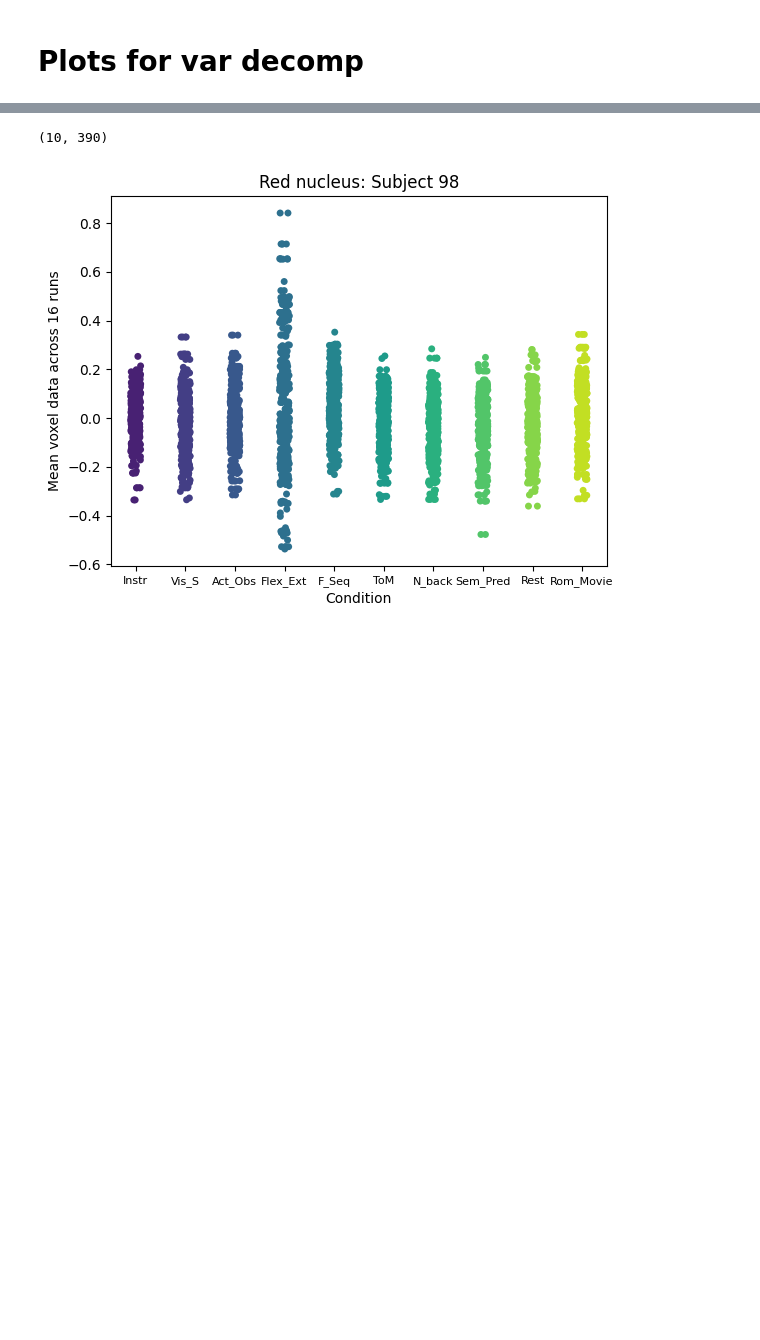
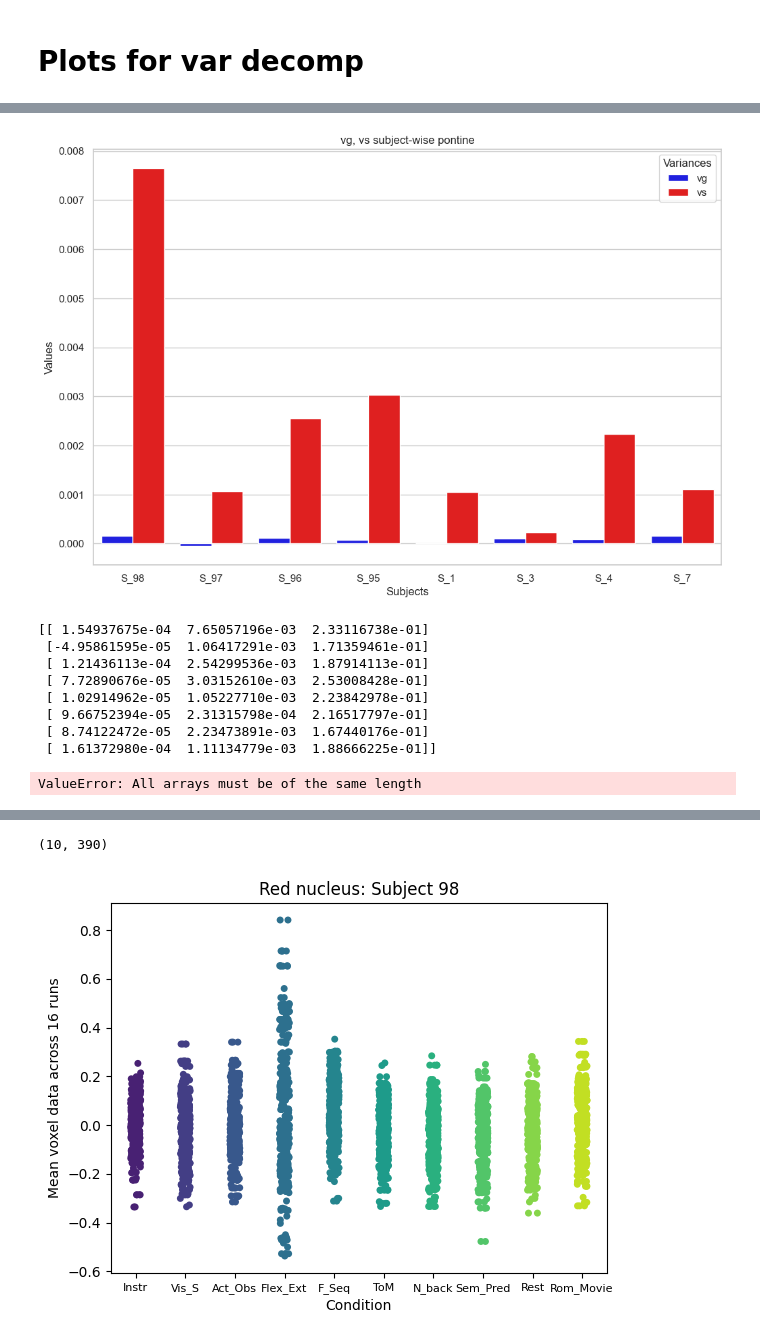
Before and after one commit to DiedrichsenLab/Pontine7T, a Jupyter notebook: notebooks/plots_decomp_var.ipynb, the cells around one changed output, grey strips where cells are left out. Drawn from its saved outputs; the diff is of its cells as text; code cells hidden in the pictures; blank space fills up the shorter version.

```diff
--- a/notebooks/plots_decomp_var.ipynb
+++ b/notebooks/plots_decomp_var.ipynb
@@ -69,0 +341,79 @@ global variances: [[-1.42336285e-20 -1.43960286e-02  2.30336457e-01]
+# %%
+#Plot subject-wise variance
+
+#plot
+
+data_to_plot = (variances_p[:,0:2])
+
+df = pandas.DataFrame(data_to_plot, columns=['vg', 'vs'],
+                  index=['S_98', 'S_97', 'S_96', 'S_95', 'S_1', 'S_3', 'S_4', 'S_7'])
+
+df_melted = df.reset_index().melt(id_vars='index', var_name='Variances', value_name='Values')
+df_melted = df_melted.rename(columns={'index': 'Subjects'})
+
+sns.set(style="whitegrid")
+plt.figure(figsize=(12, 8))
+
+sns.barplot(x='Subjects', y='Values', hue='Variances', data=df_melted,
+            palette=['blue', 'red', 'green'], hue_order=['vg', 'vs'], errorbar='sd')
+
+
+# Set plot title and labels
+plt.title("vg, vs subject-wise pontine")
+plt.xlabel("Subjects")
+plt.ylabel("Values")
+
+# Show the legend
+plt.legend(title='Variances')
+
+# Show the plot
+plt.show()
+
+print(variances_p)
+# %% [output]
+[figure, added]
+[[ 1.54937675e-04  7.65057196e-03  2.33116738e-01]
+ [-4.95861595e-05  1.06417291e-03  1.71359461e-01]
+ [ 1.21436113e-04  2.54299536e-03  1.87914113e-01]
+ [ 7.72890676e-05  3.03152610e-03  2.53008428e-01]
+ [ 1.02914962e-05  1.05227710e-03  2.23842978e-01]
+ [ 9.66752394e-05  2.31315798e-04  2.16517797e-01]
+ [ 8.74122472e-05  2.23473891e-03  1.67440176e-01]
+ [ 1.61372980e-04  1.11134779e-03  1.88666225e-01]]
+# %%
+#Plot global variance for all rois, mean subtracted
+
+# plot variances per roi, mean subtracted
+data = {
+    'ROIs': ['dentate', 'pontine', 'cerebellum', 'red nucleus', 'olive'],
+    'vg': variances_d[:,0],
+    'vs': variances_d[:,1],
+    've': variances_d[:,2],
+    'vg': variances_p[:,0],
+    'vs': variances_p[:,1],
+    've': variances_p[:,2],
+    'vg': variances_c[:,0],
+    'vs': variances_c[:,1],
+    've': variances_c[:,2],
+    'vg': variances_r[:,0],
+    'vs': variances_r[:,1],
+    've': variances_r[:,2],
+    'vg': variances_o[:,0],
+    'vs': variances_o[:,1],
+    've': variances_o[:,2],
+}
+
+df = pandas.DataFrame(data)
+
+#seaborn process
+df_melted = pandas.melt(df, id_vars=['ROIs'], var_name='Variance', value_name='Value')
+
+plt.figure(figsize=(12, 8))
+sns.barplot(x='ROIs', y='Value', hue='Variance', data=df_melted)
+plt.xlabel('ROIs')
+plt.ylabel('vg values')
+plt.title('subject-wise vg per roi')
+plt.legend(title='Variance', loc='upper right')
+plt.show()
+# %% [output]
+ValueError: All arrays must be of the same length
```
Also changed, not shown: parts of 13 cells of this notebook, 1 other file.
